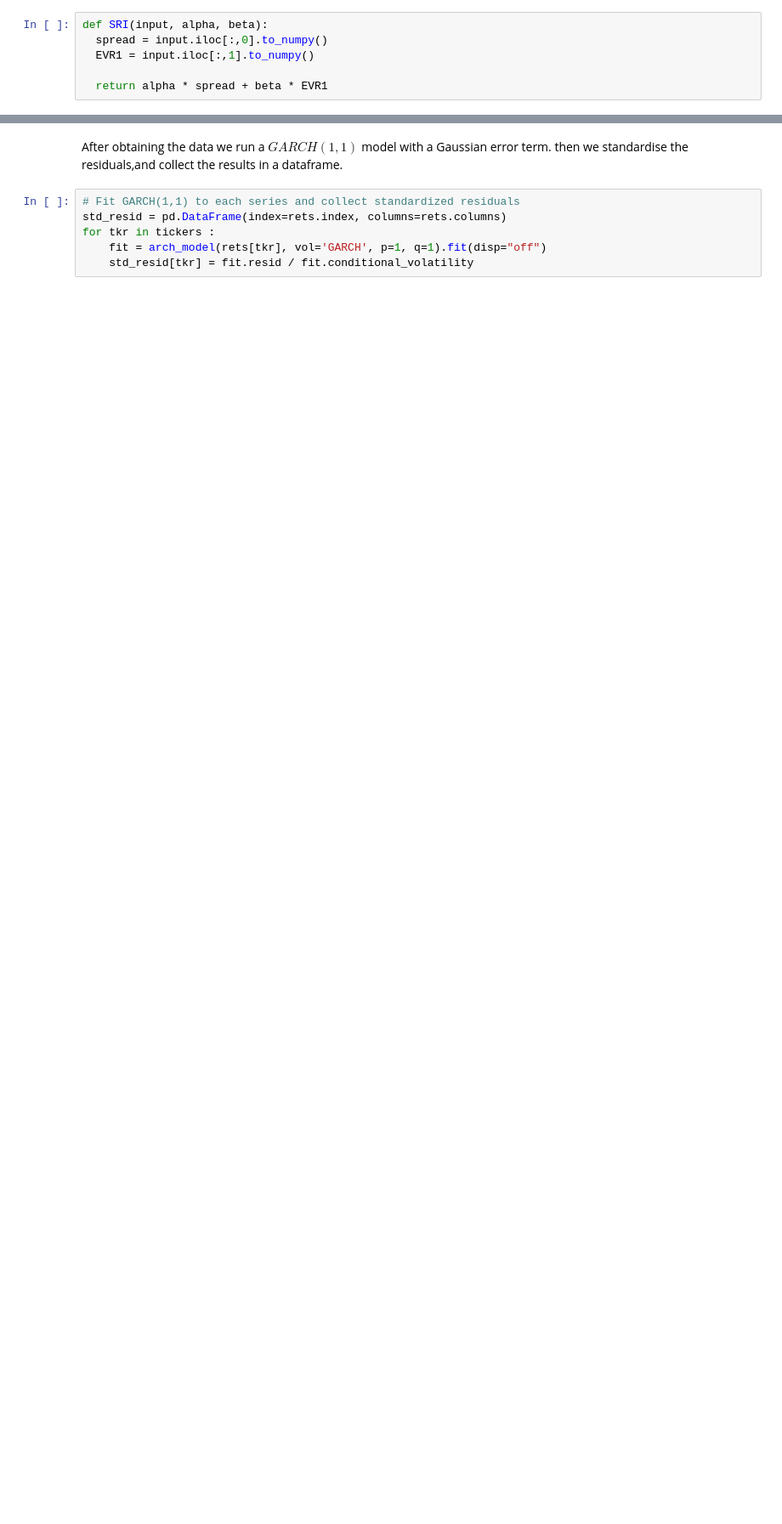
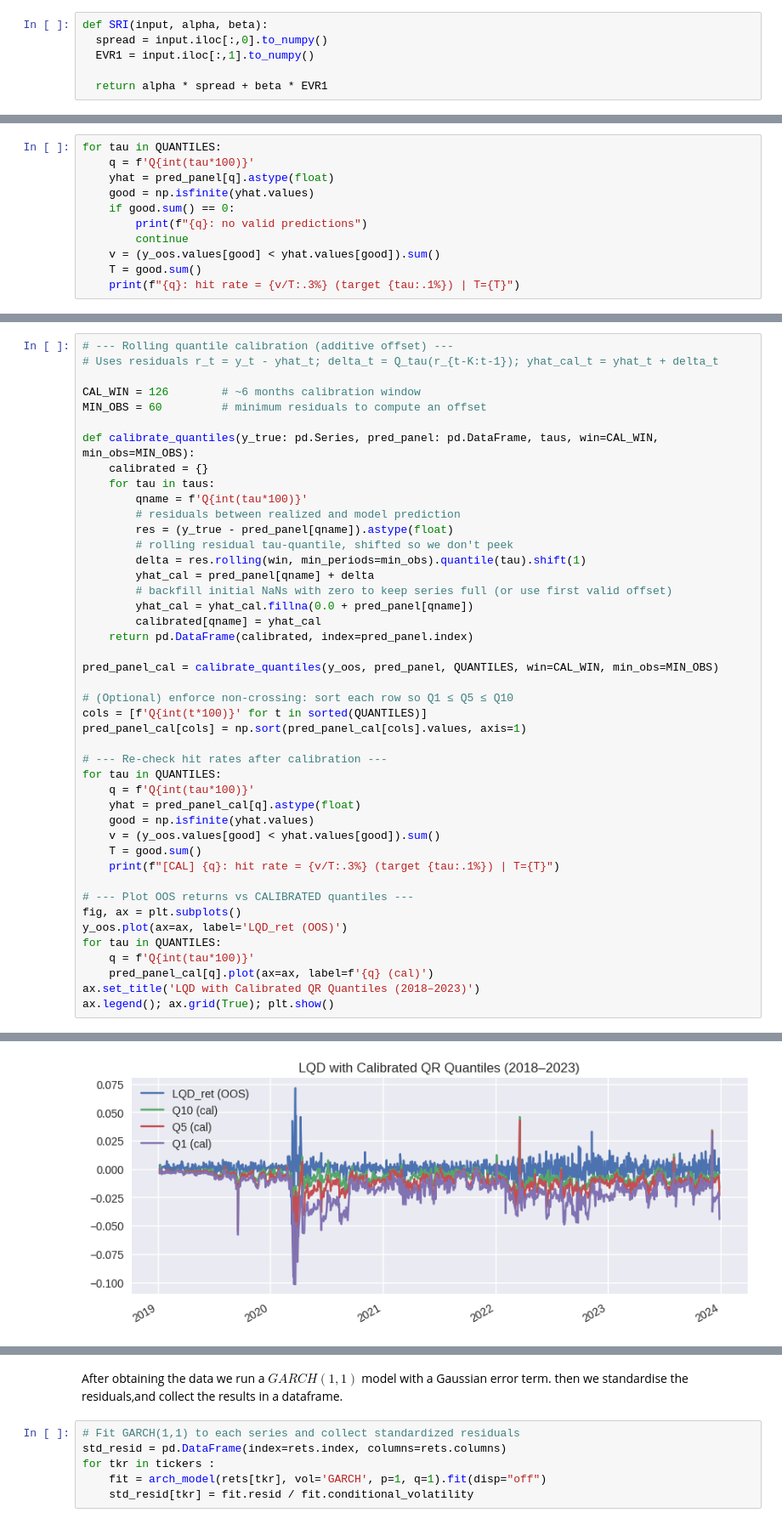
Before and after one commit to George-Creekbed/capstone_review, a Jupyter notebook: Group Work Project 1.ipynb, the cells around one changed output, grey strips where cells are left out. Shown at 85% size. Cells and saved outputs as stored; diff of their text form; blank space fills up the shorter version.

```diff
--- a/Group Work Project 1.ipynb
+++ b/Group Work Project 1.ipynb
@@ -581,0 +780,11 @@ plt.show()
+# %%
+for tau in QUANTILES:
+    q = f'Q{int(tau*100)}'
+    yhat = pred_panel[q].astype(float)
+    good = np.isfinite(yhat.values)
+    if good.sum() == 0:
+        print(f"{q}: no valid predictions")
+        continue
+    v = (y_oos.values[good] < yhat.values[good]).sum()
+    T = good.sum()
+    print(f"{q}: hit rate = {v/T:.3%} (target {tau:.1%}) | T={T}")
@@ -581,0 +797,45 @@ plt.show()
+# %%
+# --- Rolling quantile calibration (additive offset) ---
+# Uses residuals r_t = y_t - yhat_t; delta_t = Q_tau(r_{t-K:t-1}); yhat_cal_t = yhat_t + delta_t
+
+CAL_WIN = 126        # ~6 months calibration window
+MIN_OBS = 60         # minimum residuals to compute an offset
+
+def calibrate_quantiles(y_true: pd.Series, pred_panel: pd.DataFrame, taus, win=CAL_WIN, min_obs=MIN_OBS):
+    calibrated = {}
+    for tau in taus:
+        qname = f'Q{int(tau*100)}'
+        # residuals between realized and model prediction
+        res = (y_true - pred_panel[qname]).astype(float)
+        # rolling residual tau-quantile, shifted so we don't peek
+        delta = res.rolling(win, min_periods=min_obs).quantile(tau).shift(1)
+        yhat_cal = pred_panel[qname] + delta
+        # backfill initial NaNs with zero to keep series full (or use first valid offset)
+        yhat_cal = yhat_cal.fillna(0.0 + pred_panel[qname])
+        calibrated[qname] = yhat_cal
+    return pd.DataFrame(calibrated, index=pred_panel.index)
+
+pred_panel_cal = calibrate_quantiles(y_oos, pred_panel, QUANTILES, win=CAL_WIN, min_obs=MIN_OBS)
+
+# (Optional) enforce non-crossing: sort each row so Q1 ≤ Q5 ≤ Q10
+cols = [f'Q{int(t*100)}' for t in sorted(QUANTILES)]
+pred_panel_cal[cols] = np.sort(pred_panel_cal[cols].values, axis=1)
+
+# --- Re-check hit rates after calibration ---
+for tau in QUANTILES:
+    q = f'Q{int(tau*100)}'
+    yhat = pred_panel_cal[q].astype(float)
+    good = np.isfinite(yhat.values)
+    v = (y_oos.values[good] < yhat.values[good]).sum()
+    T = good.sum()
+    print(f"[CAL] {q}: hit rate = {v/T:.3%} (target {tau:.1%}) | T={T}")
+
+# --- Plot OOS returns vs CALIBRATED quantiles ---
+fig, ax = plt.subplots()
+y_oos.plot(ax=ax, label='LQD_ret (OOS)')
+for tau in QUANTILES:
+    q = f'Q{int(tau*100)}'
+    pred_panel_cal[q].plot(ax=ax, label=f'{q} (cal)')
+ax.set_title('LQD with Calibrated QR Quantiles (2018–2023)')
+ax.legend(); ax.grid(True); plt.show()
+# %% [output]
@@ -581,0 +845 @@ plt.show()
+[figure, added]
```
Also changed, not shown: parts of 69 cells of this notebook.
